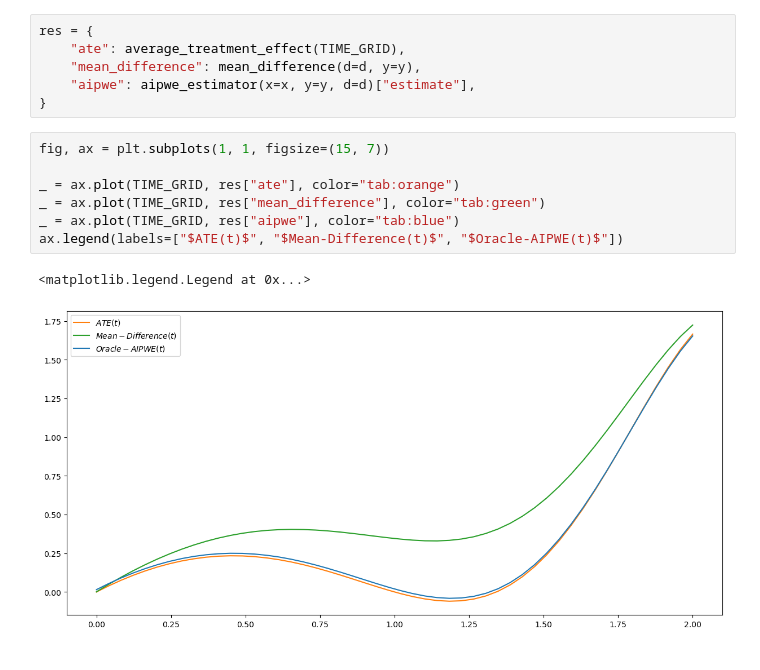
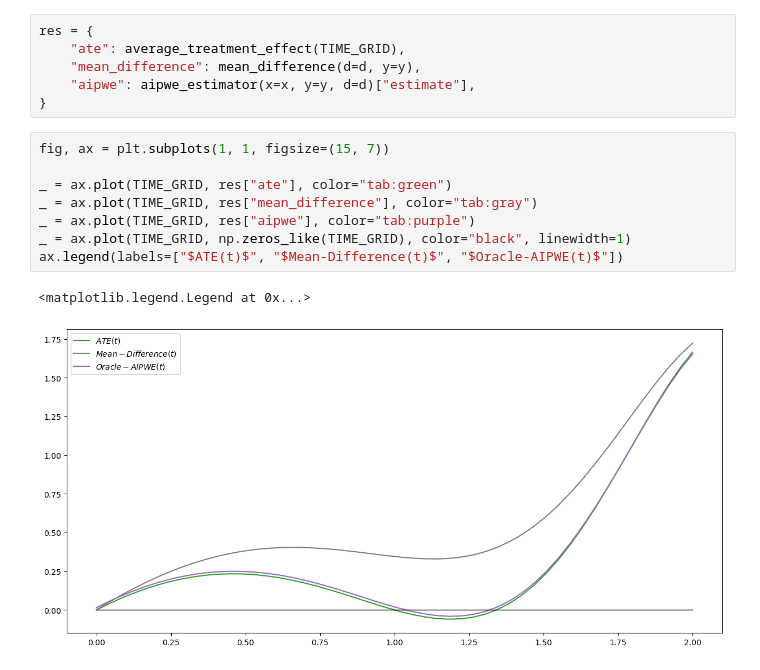
Before and after one commit to timmens/fte, a Jupyter notebook: src/fte/sandbox/simulation.ipynb, the cells around one changed output. Cells and saved outputs as stored; diff of their text form.

```diff
--- a/src/fte/sandbox/simulation.ipynb
+++ b/src/fte/sandbox/simulation.ipynb
@@ -106,10 +110,11 @@ res = {
 # %%
 fig, ax = plt.subplots(1, 1, figsize=(15, 7))
 
-_ = ax.plot(TIME_GRID, res["ate"], color="tab:orange")
-_ = ax.plot(TIME_GRID, res["mean_difference"], color="tab:green")
-_ = ax.plot(TIME_GRID, res["aipwe"], color="tab:blue")
+_ = ax.plot(TIME_GRID, res["ate"], color="tab:green")
+_ = ax.plot(TIME_GRID, res["mean_difference"], color="tab:gray")
+_ = ax.plot(TIME_GRID, res["aipwe"], color="tab:purple")
+_ = ax.plot(TIME_GRID, np.zeros_like(TIME_GRID), color="black", linewidth=1)
 ax.legend(labels=["$ATE(t)$", "$Mean-Difference(t)$", "$Oracle-AIPWE(t)$"])
 # %% [output]
 <matplotlib.legend.Legend at 0x...>
-[figure, old version]
+[figure, new version]
```
Also changed, not shown: parts of 2 cells of this notebook, 1 other file.
